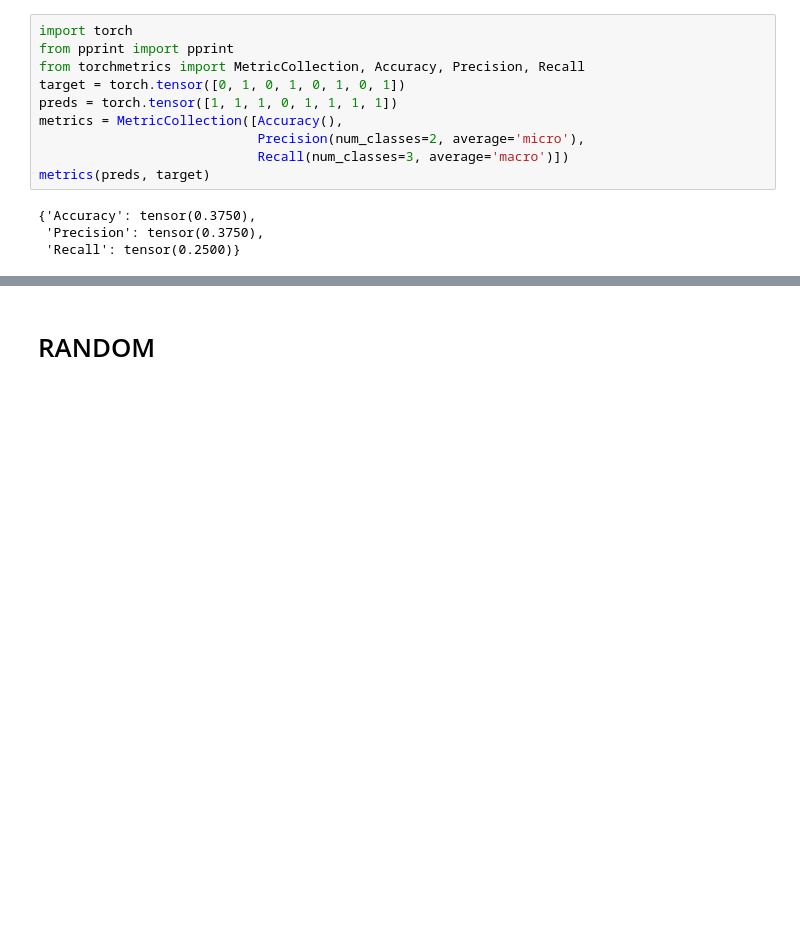
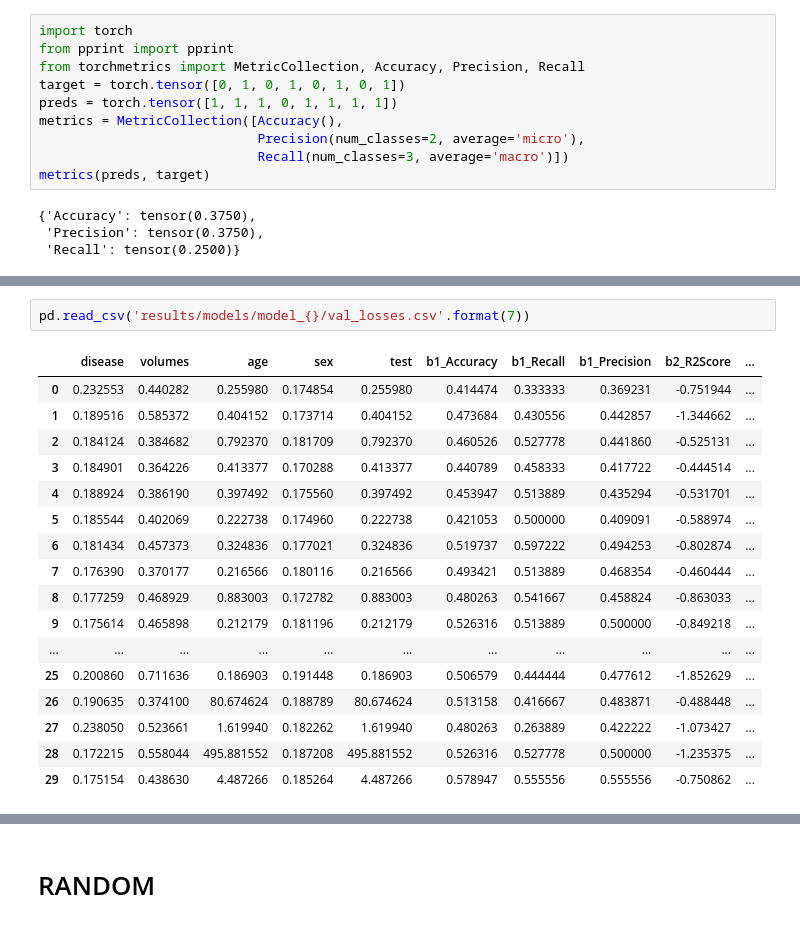
Before and after one commit to cosasha97/interpretability-dl-ndd, a Jupyter notebook: experiments.ipynb, the cells around one changed output, grey strips where cells are left out. Drawn from its saved outputs; the diff is of its cells as text; blank space fills up the shorter version.

```diff
--- a/experiments.ipynb
+++ b/experiments.ipynb
@@ -459,0 +505,20 @@ df.combine_first(df)
+# %%
+pd.read_csv('results/models/model_{}/val_losses.csv'.format(7))
+# %% [output]
+|  | disease | volumes | age | sex | test | b1_Accuracy | b1_Recall | b1_Precision | b2_R2Score | ... |
+| 0 | 0.232553 | 0.440282 | 0.255980 | 0.174854 | 0.255980 | 0.414474 | 0.333333 | 0.369231 | -0.751944 | ... |
+| 1 | 0.189516 | 0.585372 | 0.404152 | 0.173714 | 0.404152 | 0.473684 | 0.430556 | 0.442857 | -1.344662 | ... |
+| 2 | 0.184124 | 0.384682 | 0.792370 | 0.181709 | 0.792370 | 0.460526 | 0.527778 | 0.441860 | -0.525131 | ... |
+| 3 | 0.184901 | 0.364226 | 0.413377 | 0.170288 | 0.413377 | 0.440789 | 0.458333 | 0.417722 | -0.444514 | ... |
+| 4 | 0.188924 | 0.386190 | 0.397492 | 0.175560 | 0.397492 | 0.453947 | 0.513889 | 0.435294 | -0.531701 | ... |
+| 5 | 0.185544 | 0.402069 | 0.222738 | 0.174960 | 0.222738 | 0.421053 | 0.500000 | 0.409091 | -0.588974 | ... |
+| 6 | 0.181434 | 0.457373 | 0.324836 | 0.177021 | 0.324836 | 0.519737 | 0.597222 | 0.494253 | -0.802874 | ... |
+| 7 | 0.176390 | 0.370177 | 0.216566 | 0.180116 | 0.216566 | 0.493421 | 0.513889 | 0.468354 | -0.460444 | ... |
+| 8 | 0.177259 | 0.468929 | 0.883003 | 0.172782 | 0.883003 | 0.480263 | 0.541667 | 0.458824 | -0.863033 | ... |
+| 9 | 0.175614 | 0.465898 | 0.212179 | 0.181196 | 0.212179 | 0.526316 | 0.513889 | 0.500000 | -0.849218 | ... |
+| ... | ... | ... | ... | ... | ... | ... | ... | ... | ... | ... |
+| 25 | 0.200860 | 0.711636 | 0.186903 | 0.191448 | 0.186903 | 0.506579 | 0.444444 | 0.477612 | -1.852629 | ... |
+| 26 | 0.190635 | 0.374100 | 80.674624 | 0.188789 | 80.674624 | 0.513158 | 0.416667 | 0.483871 | -0.488448 | ... |
+| 27 | 0.238050 | 0.523661 | 1.619940 | 0.182262 | 1.619940 | 0.480263 | 0.263889 | 0.422222 | -1.073427 | ... |
+| 28 | 0.172215 | 0.558044 | 495.881552 | 0.187208 | 495.881552 | 0.526316 | 0.527778 | 0.500000 | -1.235375 | ... |
+| 29 | 0.175154 | 0.438630 | 4.487266 | 0.185264 | 4.487266 | 0.578947 | 0.555556 | 0.555556 | -0.750862 | ... |
```
Also changed, not shown: parts of 22 cells of this notebook, 4 other files.
